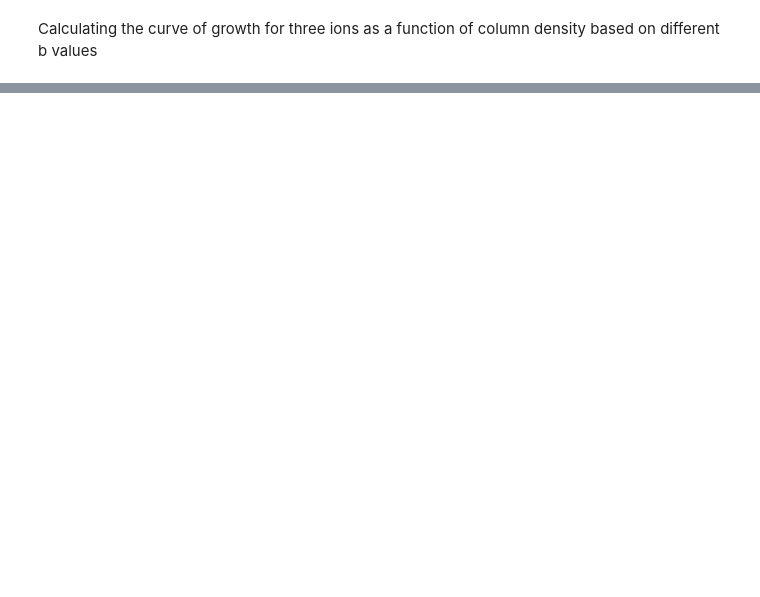
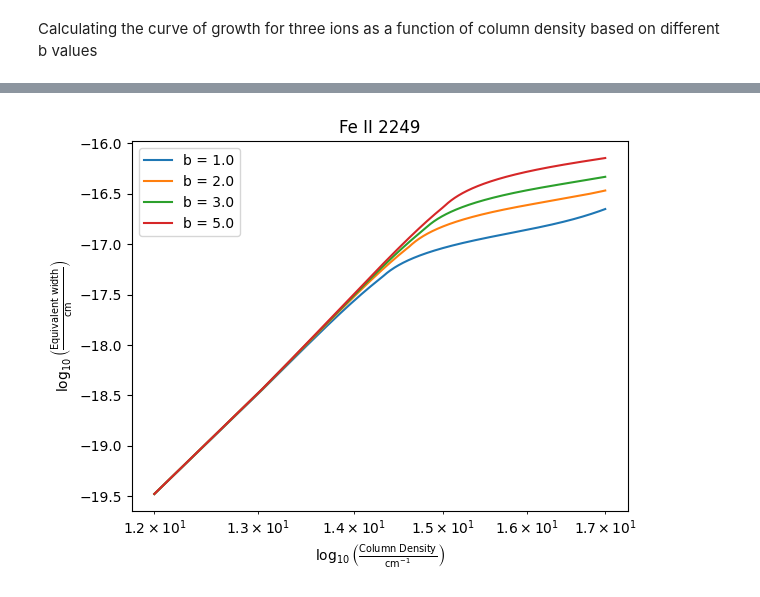
Before and after one commit to aryana-haghjoo/ISM_assignments, a Jupyter notebook: HWW4.ipynb, the cells around one changed output, grey strips where cells are left out. Drawn from its saved outputs; the diff is of its cells as text; code cells hidden in the pictures; blank space fills up the shorter version.

```diff
--- a/HWW4.ipynb
+++ b/HWW4.ipynb
@@ -63,0 +150,5 @@ plot_curve_of_growth(N_Fe, width_F_1, b)
+# %%
+counter = 1
+plot_curve_of_growth(N_Fe, b, width_F_2, f[counter], wavelength[counter], titles, counter)
+# %% [output]
+[figure, added]
```
Also changed, not shown: parts of 14 cells of this notebook.
